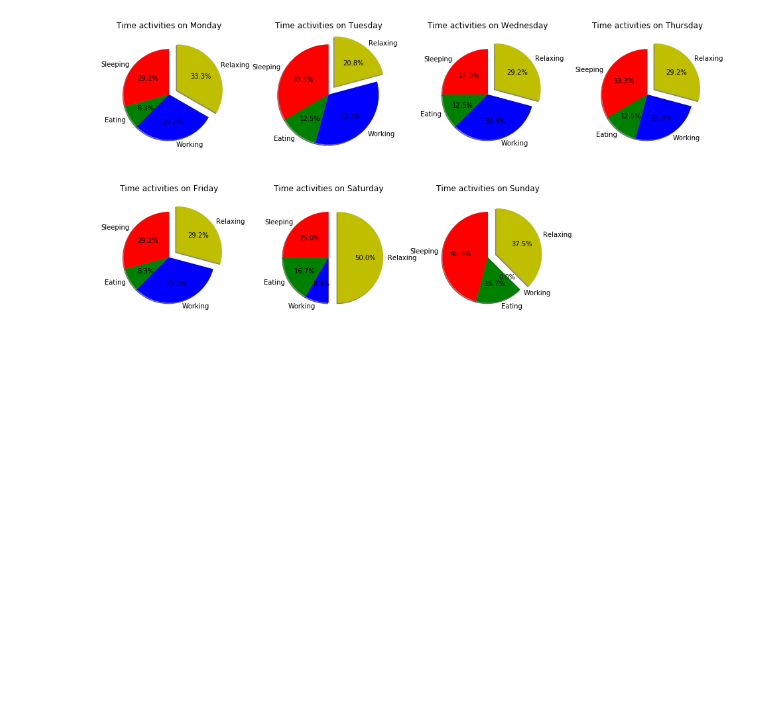
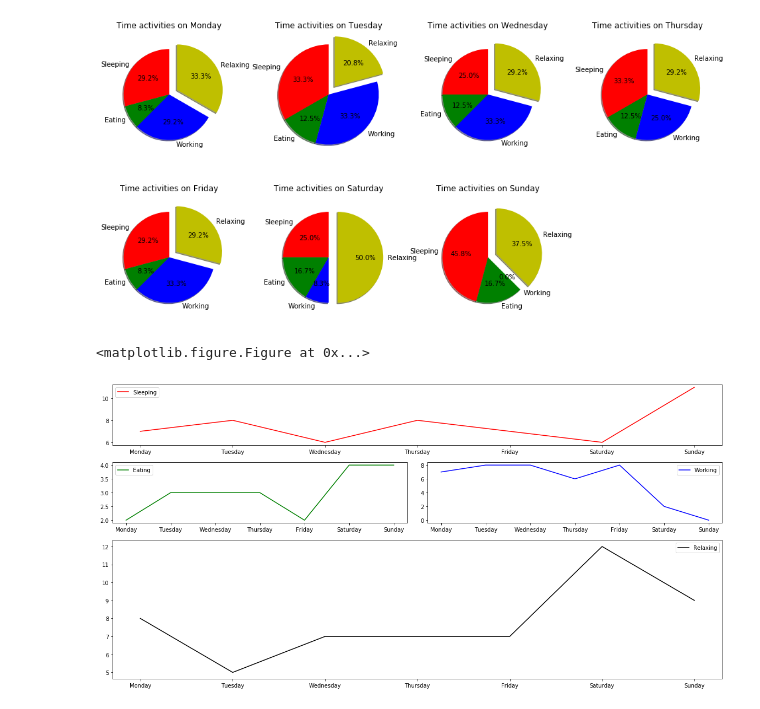
Before and after one commit to davidcampelo/data-science-tests, a Jupyter notebook: 4 - Matplotlib basics.ipynb, the cells around one changed output. Saved outputs shown, nothing was run; the diff lists cells and outputs as text; code cells hidden in the pictures; blank space fills up the shorter version.

Commit message:
Creating multiple subplots using colspan and rowspan attributes

```diff
--- a/4 - Matplotlib basics.ipynb
+++ b/4 - Matplotlib basics.ipynb
@@ -173,3 +176,33 @@ plt.show()
 # %% [output]
 <matplotlib.figure.Figure at 0x...>
 [figure]
+# %%
+# Creating subplots
+sleeping = hours[0]
+eating = hours[1]
+working = hours[2]
+relaxing = hours[3]
+
+plt.clf()
+fig = plt.figure(figsize=(16,8))
+
+ax1 = plt.subplot2grid((4,2), (0,0), rowspan=1, colspan=2)
+ax2 = plt.subplot2grid((4,2), (1,0), rowspan=1, colspan=1, sharex=ax1)
+ax3 = plt.subplot2grid((4,2), (1,1), rowspan=1, colspan=1, sharex=ax1)
+ax4 = plt.subplot2grid((4,2), (2,0), rowspan=2, colspan=2, sharex=ax1)
+
+ax1.plot(range(len(days)), hours[0], label=activities[0], color='r') # First line (rowspan=1 colspan=2) - sleeeping
+ax1.legend()
+ax2.plot(range(len(days)), hours[1], label=activities[1], color='g') # Second line (rowspan=1 colspan=1) - eating
+ax2.legend()
+ax3.plot(range(len(days)), hours[2], label=activities[2], color='b') # Second line (rowspan=1 colspan=1) - working
+ax3.legend()
+ax4.plot(range(len(days)), hours[3], label=activities[3], color='k') # Forth line (rowspan=2 colspan=2) - relaxing (!)
+ax4.legend()
+
+plt.xticks(range(len(days)), days)
+fig.tight_layout()
+plt.show()
+# %% [output]
+<matplotlib.figure.Figure at 0x...>
+[figure, added]
```
Also changed, not shown: parts of 3 cells of this notebook.
